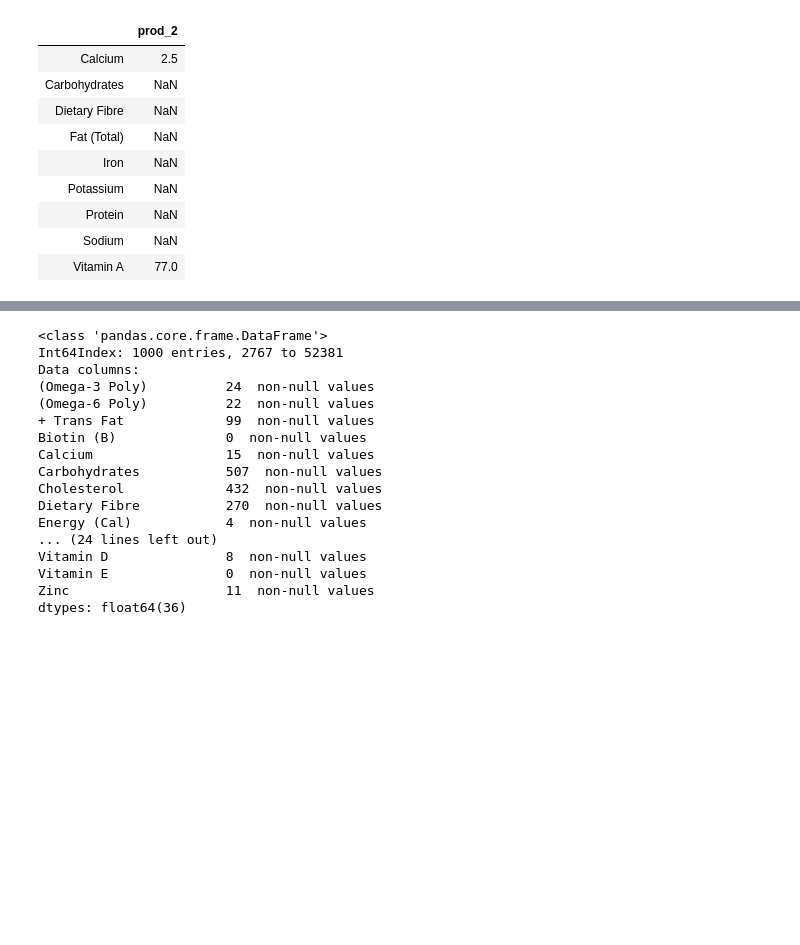
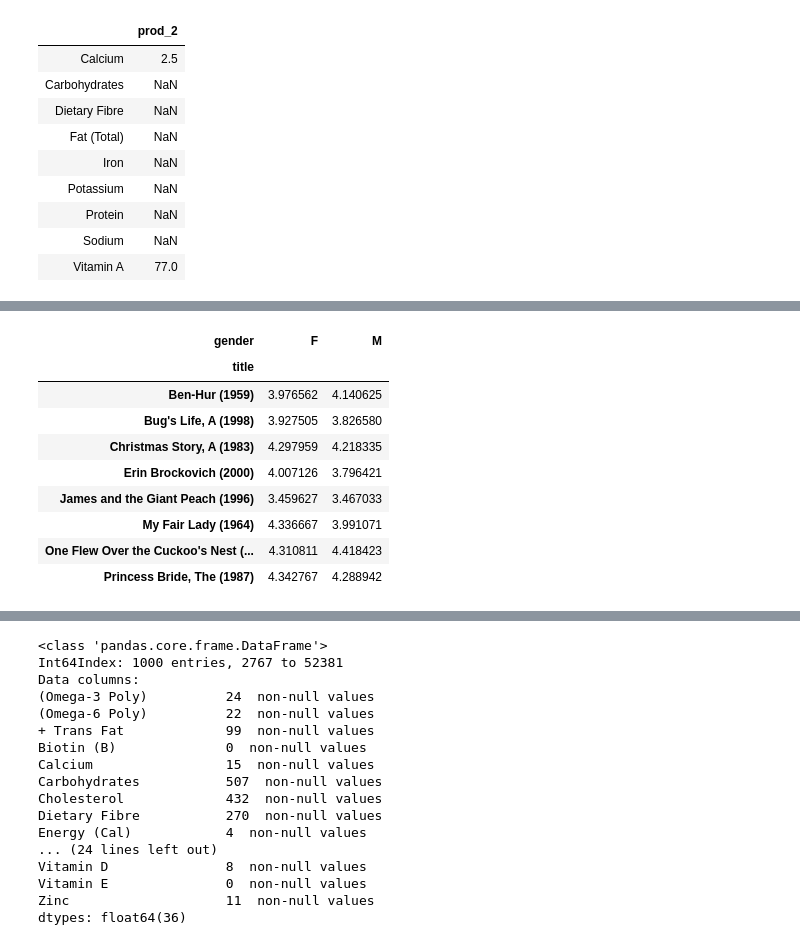
Before and after one commit to aurora1625/pycon2013, a Jupyter notebook: pycon.ipynb, the cells around one changed output, grey strips where cells are left out. Saved outputs shown, nothing was run; the diff lists cells and outputs as text; code cells hidden in the pictures; blank space fills up the shorter version.

```diff
--- a/pycon.ipynb
+++ b/pycon.ipynb
@@ -997,0 +1093,5 @@ df.drop('prod_1', axis=1)
+# %%
+movielens = pd.merge(pd.merge(ratings, users), movies)
+# let's work with a smaller subset for speed reasons
+movielens = movielens[:10000]
+movielens
@@ -997,0 +1201,13 @@ df.drop('prod_1', axis=1)
+# %%
+movielens.groupby(['gender', 'title'])['rating'].mean().unstack('gender')
+# %% [output]
+| gender | F | M |
+| title |  |  |
+| Ben-Hur (1959) | 3.976562 | 4.140625 |
+| Bug's Life, A (1998) | 3.927505 | 3.826580 |
+| Christmas Story, A (1983) | 4.297959 | 4.218335 |
+| Erin Brockovich (2000) | 4.007126 | 3.796421 |
+| James and the Giant Peach (1996) | 3.459627 | 3.467033 |
+| My Fair Lady (1964) | 4.336667 | 3.991071 |
+| One Flew Over the Cuckoo's Nest (... | 4.310811 | 4.418423 |
+| Princess Bride, The (1987) | 4.342767 | 4.288942 |
```
Also changed, not shown: parts of 65 cells of this notebook.
